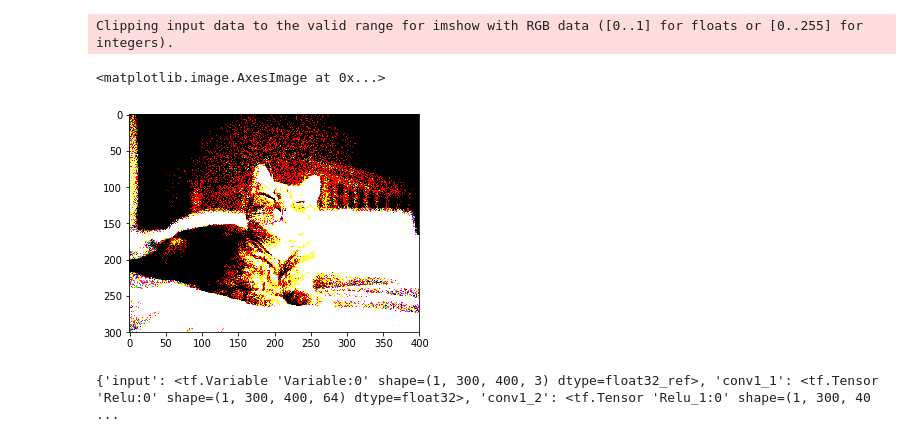
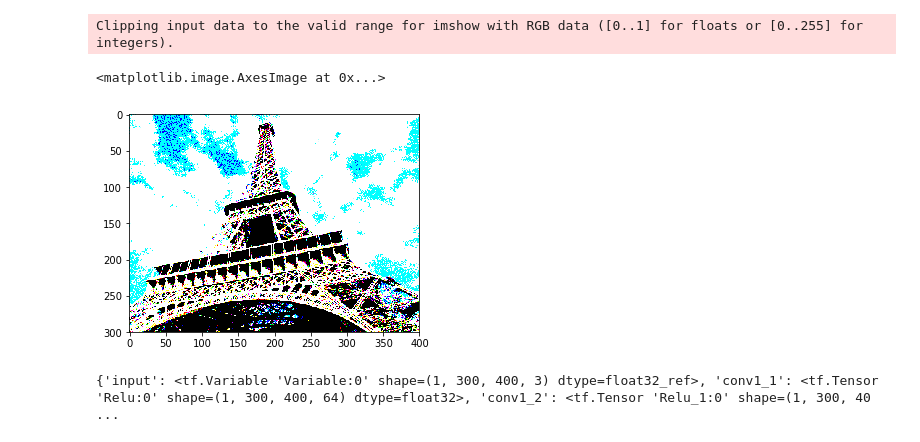
Before and after one commit to manankshastri/ART, a Jupyter notebook: art1.ipynb, the cells around one changed output. Saved outputs shown, nothing was run; the diff lists cells and outputs as text; code cells hidden in the pictures.

```diff
--- a/art1.ipynb
+++ b/art1.ipynb
@@ -66,6 +65,6 @@ def total_cost(J_content, J_style, alpha = 30, beta = 40):
 tf.reset_default_graph()
 sess = tf.InteractiveSession()
 # %%
-content_image = imageio.imread("images/cat1.jpg")
-imshow(content_image)
+content_image = imageio.imread("images/eiffel.jpg")
+plt.imshow(content_image)
 content_image = reshape_and_normalize_image(content_image)
@@ -76,10 +79,10 @@ style_image = reshape_and_normalize_image(style_image)
 # %%
 generated_image = generate_noise_image(content_image)
-imshow(generated_image[0])
+plt.imshow(generated_image[0])
 # %% [output]
 Clipping input data to the valid range for imshow with RGB data ([0..1] for floats or [0..255] for integers).
 <matplotlib.image.AxesImage at 0x...>
-[figure, old version]
+[figure, new version]
 # %%
 model = load_vgg_model("pretrained-model/imagenet-vgg-verydeep-19.mat")
 print(model)
```
Also changed, not shown: parts of 7 cells of this notebook, 4 other files.
